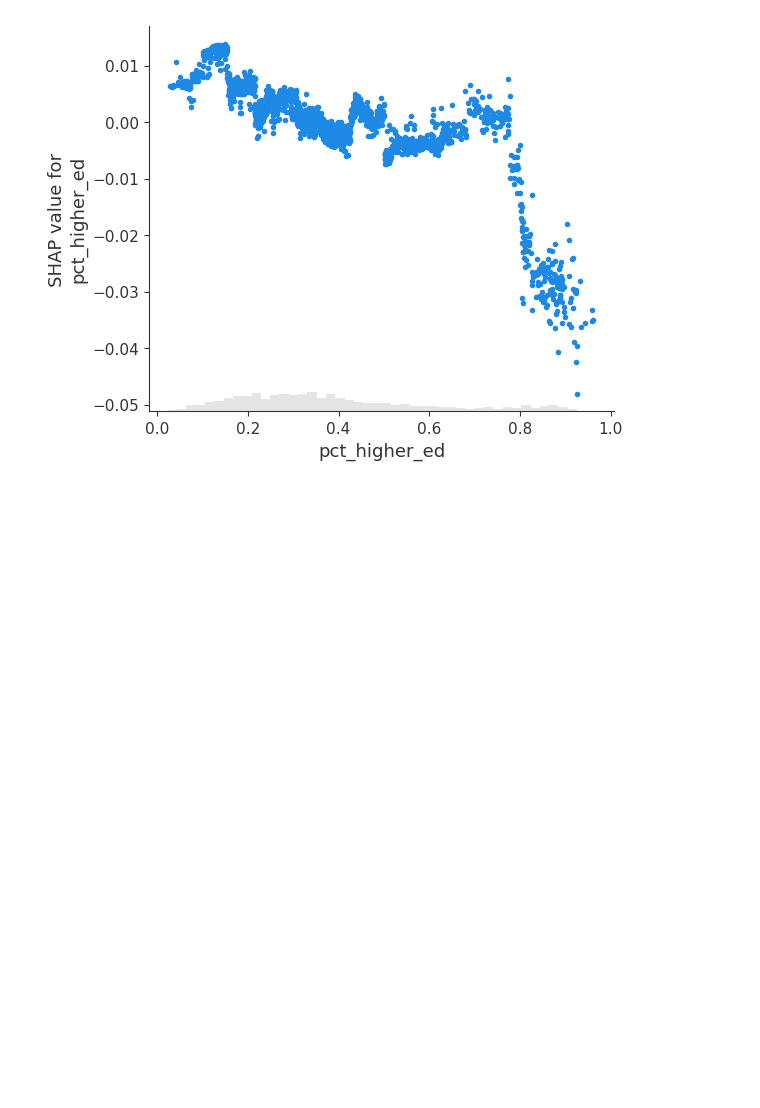
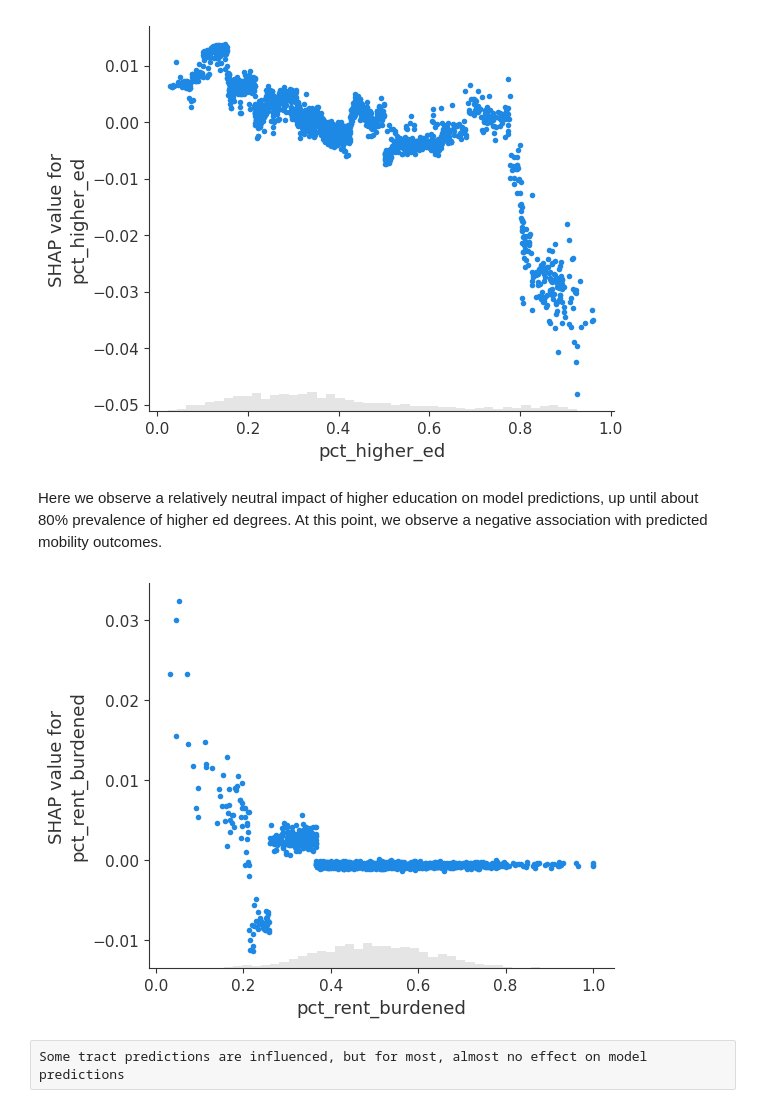
Before and after one commit to yousefja/nori, a Jupyter notebook: notebooks/13_econ_mobility_shap.ipynb, the cells around one changed output. Cells and saved outputs as stored; diff of their text form; code cells hidden in the pictures; blank space fills up the shorter version.

```diff
--- a/notebooks/13_econ_mobility_shap.ipynb
+++ b/notebooks/13_econ_mobility_shap.ipynb
@@ -79,3 +101,11 @@ shap.plots.scatter(shap_values[:, "park_area_1km_centroid"])
 shap.plots.scatter(shap_values[:, "pct_higher_ed"])
 # %% [output]
 [figure]
+# %% [markdown]
+Here we observe a relatively neutral impact of higher education on model predictions, up until about 80% prevalence of higher ed degrees. At this point, we observe a negative association with predicted mobility outcomes.
+# %%
+shap.plots.scatter(shap_values[:, "pct_rent_burdened"])
+# %% [output]
+[figure, added]
+# %% [raw]
+Some tract predictions are influenced, but for most, almost no effect on model predictions
```
Also changed, not shown: parts of 20 cells of this notebook, 1 other file.
